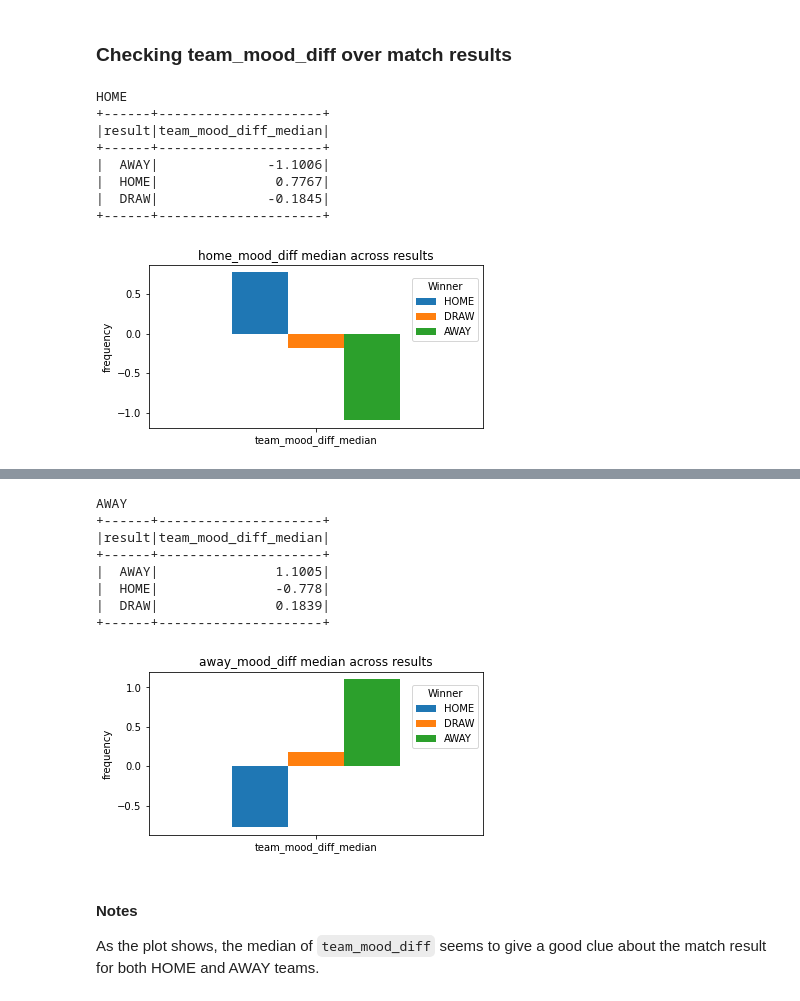
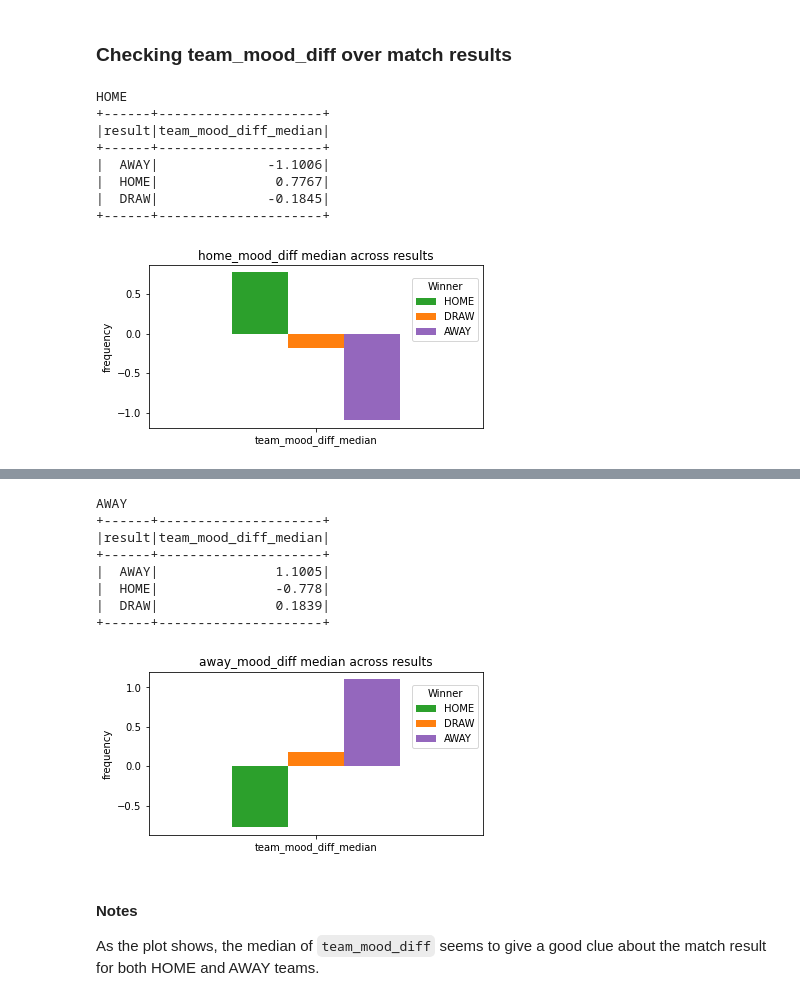
Before and after one commit to talestsp/football-match-prediction, a Jupyter notebook: notebooks/TeamMoodAnalysis.ipynb, the cells around one changed output, grey strips where cells are left out. Saved outputs shown, nothing was run; the diff lists cells and outputs as text; code cells hidden in the pictures.

```diff
--- a/notebooks/TeamMoodAnalysis.ipynb
+++ b/notebooks/TeamMoodAnalysis.ipynb
@@ -21,5 +21,9 @@ from src.utils import dflib, stats, pretties, plot
 # %%
 pretties.max_data_frame_columns()
+# %%
+COLOR_HOME = palette.PALETTE_TARGET["home"]
+COLOR_DRAW = palette.PALETTE_TARGET["draw"]
+COLOR_AWAY = palette.PALETTE_TARGET["away"]
 # %% [markdown]
 # Loading Data
 # %%
@@ -313,27 +317,27 @@ away_mood_diff_result = team_mood_df.groupBy("result").agg(f.percentile_approx("
 # %%
 print("HOME")
 dflib.round_cols(home_mood_diff_result, ["team_mood_diff_median"], 4).show()
-ax1 = home_mood_diff_result.toPandas().set_index("result").loc[["HOME", "DRAW", "AWAY"]].transpose().plot.bar(title="home_mood_diff median across results", figsize=(6,3), rot=0)
+ax1 = home_mood_diff_result.toPandas().set_index("result").loc[["HOME", "DRAW", "AWAY"]].transpose().plot.bar(title="home_mood_diff median across results", color=[COLOR_HOME, COLOR_DRAW, COLOR_AWAY], figsize=(6,3), rot=0)
 ax1.legend(title="Winner", bbox_to_anchor=(1.0, 0.95))
 ax1.set_ylabel("frequency")
 plt.show()
 pretties.hr()
 print("AWAY")
 dflib.round_cols(away_mood_diff_result, ["team_mood_diff_median"], 4).show()
-ax2 = away_mood_diff_result.toPandas().set_index("result").loc[["HOME", "DRAW", "AWAY"]].transpose().plot.bar(title="away_mood_diff median across results", figsize=(6,3), rot=0)
+ax2 = away_mood_diff_result.toPandas().set_index("result").loc[["HOME", "DRAW", "AWAY"]].transpose().plot.bar(title="away_mood_diff median across results", color=[COLOR_HOME, COLOR_DRAW, COLOR_AWAY], figsize=(6,3), rot=0)
 ax2.legend(title="Winner", bbox_to_anchor=(1.0, 0.95))
 ax2.set_ylabel("frequency")
 plt.show()
 # %% [output]
 HOME
 +------+---------------------+
 |result|team_mood_diff_median|
 +------+---------------------+
 |  AWAY|              -1.1006|
 |  HOME|               0.7767|
 |  DRAW|              -0.1845|
 +------+---------------------+
-[figure, old version]
+[figure, new version]
 [interactive output not drawn]
 AWAY
 +------+---------------------+
@@ -343,7 +347,7 @@ AWAY
 |  HOME|               -0.778|
 |  DRAW|               0.1839|
 +------+---------------------+
-[figure, old version]
+[figure, new version]
 # %% [markdown]
 #### Notes
 As the plot shows, the median of `team_mood_diff` seems to give a good clue about the match result for both HOME and AWAY teams.
```
Also changed, not shown: parts of 3 cells of this notebook, 1 other file.
